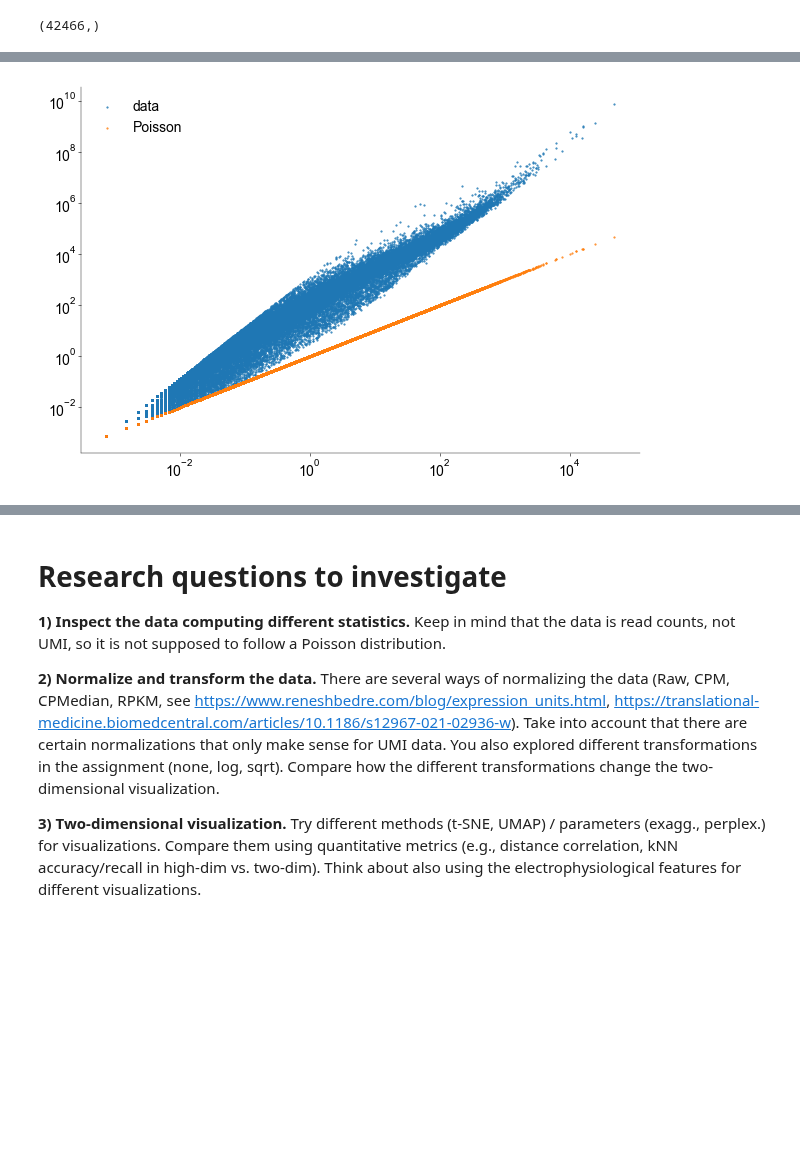
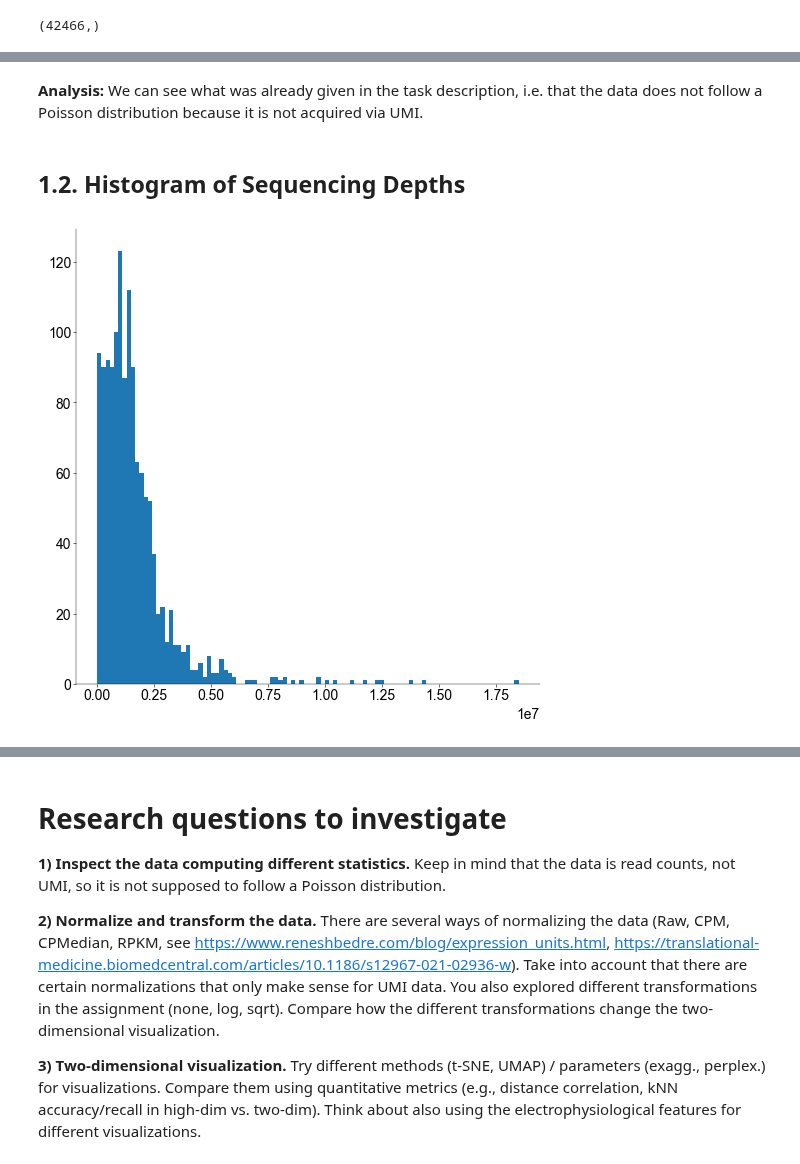
Before and after one commit to H-Kugler/neural-data-science, a Jupyter notebook: final_project/practical03_harri.ipynb, the cells around one changed output, grey strips where cells are left out. Saved outputs shown, nothing was run; the diff lists cells and outputs as text; code cells hidden in the pictures; blank space fills up the shorter version.

```diff
--- a/final_project/practical03_harri.ipynb
+++ b/final_project/practical03_harri.ipynb
@@ -298,16 +310,0 @@ var_expr = np.var(exonCounts, axis=0)
-# %%
-# Plot the mean-variance relationship
-
-fig, ax = plt.subplots(figsize=(6, 4))
-
-ax.scatter(avg_expr, var_expr, s=1, label="data")
-ax.scatter(avg_expr, avg_expr, s=1, label="Poisson")
-
-ax.legend()
-
-ax.set_xscale("log")
-ax.set_yscale("log")
-
-plt.show()
-# %% [output]
-[figure, removed]
@@ -322,0 +311,15 @@ assert np.sum(np.isnan(avg_expr)) == 0
+# %% [markdown]
+**Analysis:** We can see what was already given in the task description, i.e. that the data does not follow a Poisson distribution because it is not acquired via UMI.
+# %% [markdown]
+## 1.2. Histogram of Sequencing Depths
+# %%
+# plot sequencing depth of each cell
+
+fig, ax = plt.subplots(1, 1, figsize=(5, 5))
+ax.hist(np.sum(exonCounts, axis=1), bins=100)
+
+plt.show()
+
+# TODO: why does this look so much different from that in the exercise sheet (esp. x-axis)
+# %% [output]
+[figure, added]
```
Also changed, not shown: parts of 13 cells of this notebook, 1 other file.
